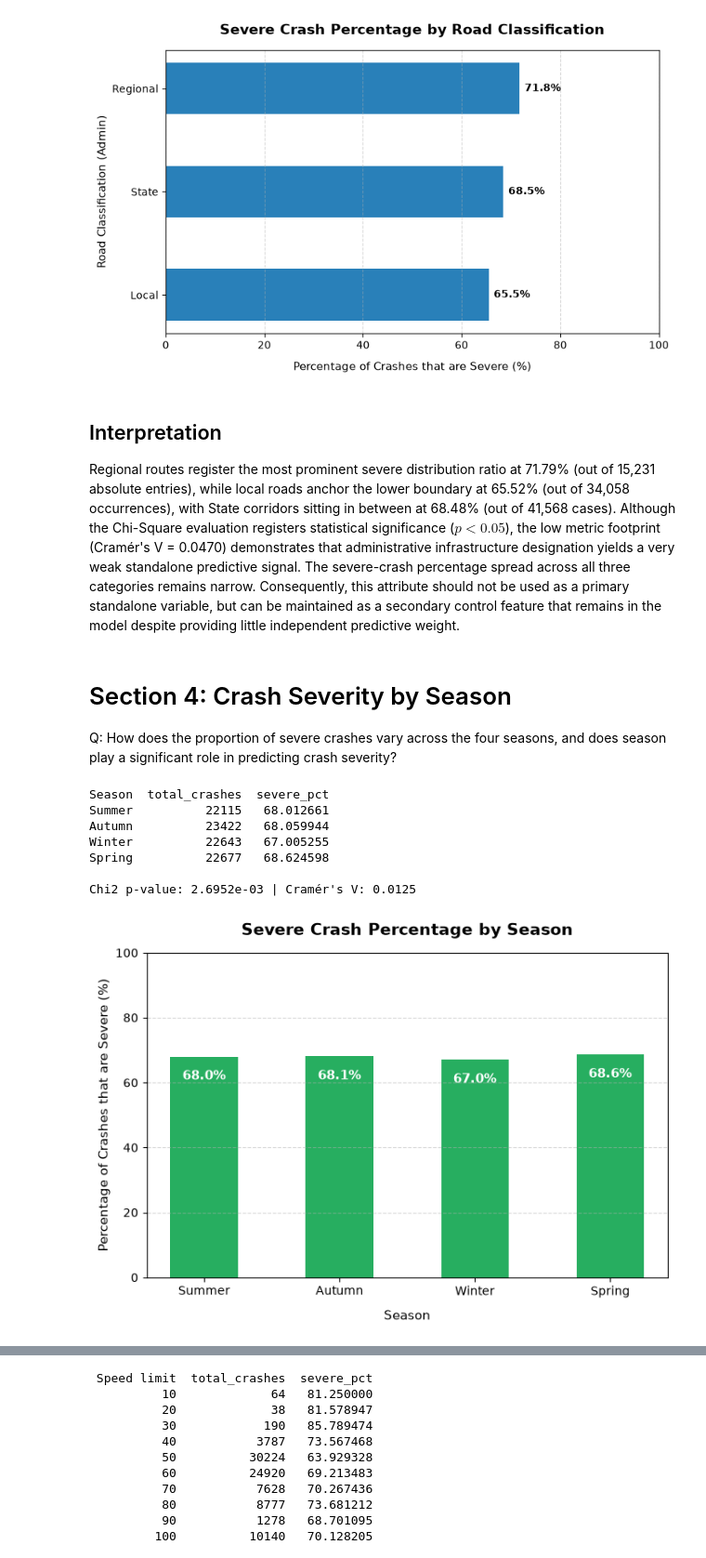
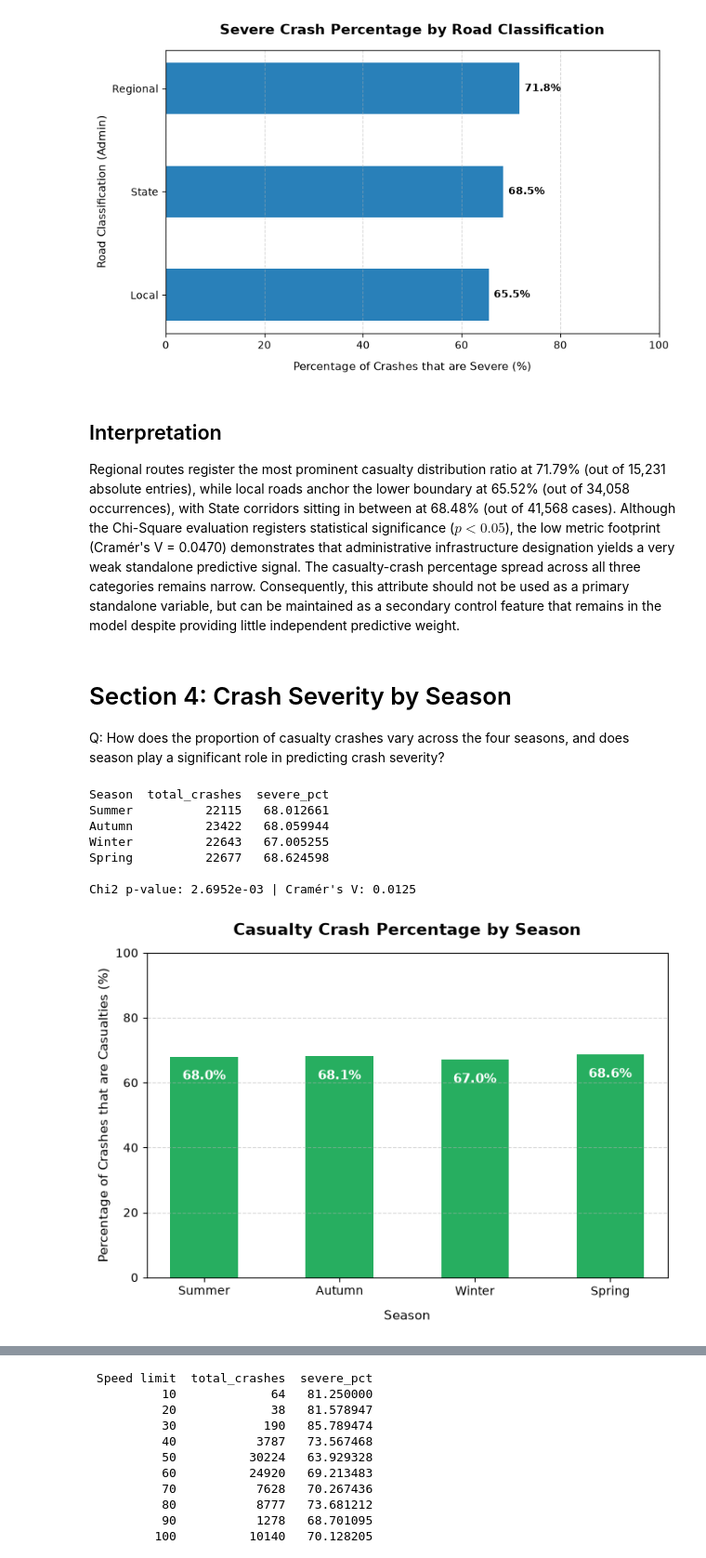
Before and after one commit to George-Lalmuanpuia/Assignment-2, a Jupyter notebook: Data/eda.ipynb, the cells around one changed output, grey strips where cells are left out. Shown at 93% size. Cells and saved outputs as stored; diff of their text form; code cells hidden in the pictures.

```diff
--- a/Data/eda.ipynb
+++ b/Data/eda.ipynb
@@ -65,11 +65,11 @@ total_count = count_0 + count_1
 pct_0 = (count_0 / total_count) * 100
 pct_1 = (count_1 / total_count) * 100
 
-print(f"Non-Severe (0): {count_0} ({pct_0:.2f}%) | Severe (1): {count_1} ({pct_1:.2f}%)")
+print(f"Non-Casualty (0): {count_0} ({pct_0:.2f}%) | Casualty (1): {count_1} ({pct_1:.2f}%)")
 
 # Draw the bar chart using matplotlib
 fig, ax = plt.subplots(figsize=(6, 5))
-x_labels = ["Severe\n(Injury/Fatal)", "Non-Severe\n(Towaway)"]
+x_labels = ["Casualty\n(Injury/Fatal)", "Non-casualty\n(Towaway)"]
 y_values = [pct_1, pct_0]
 
 bars = ax.bar(x_labels, y_values, color=["#e74c3c", "#95a5a6"], width=0.5)
@@ -237,11 +237,11 @@ Chi2 p-value: 2.7131e-44 | Cramér's V: 0.0470
 # %% [markdown]
 ## Interpretation
 
-Regional routes register the most prominent severe distribution ratio at 71.79% (out of 15,231 absolute entries), while local roads anchor the lower boundary at 65.52% (out of 34,058 occurrences), with State corridors sitting in between at 68.48% (out of 41,568 cases). Although the Chi-Square evaluation registers statistical significance ($p < 0.05$), the low metric footprint (Cramér's V = 0.0470) demonstrates that administrative infrastructure designation yields a very weak standalone predictive signal. The severe-crash percentage spread across all three categories remains narrow. Consequently, this attribute should not be used as a primary standalone variable, but can be maintained as a secondary control feature that remains in the model despite providing little independent predictive weight.
+Regional routes register the most prominent casualty distribution ratio at 71.79% (out of 15,231 absolute entries), while local roads anchor the lower boundary at 65.52% (out of 34,058 occurrences), with State corridors sitting in between at 68.48% (out of 41,568 cases). Although the Chi-Square evaluation registers statistical significance ($p < 0.05$), the low metric footprint (Cramér's V = 0.0470) demonstrates that administrative infrastructure designation yields a very weak standalone predictive signal. The casualty-crash percentage spread across all three categories remains narrow. Consequently, this attribute should not be used as a primary standalone variable, but can be maintained as a secondary control feature that remains in the model despite providing little independent predictive weight.
 # %% [markdown]
 # Section 4: Crash Severity by Season
 
-Q: How does the proportion of severe crashes vary across the four seasons, and does season play a significant role in predicting crash severity?
+Q: How does the proportion of casualty crashes vary across the four seasons, and does season play a significant role in predicting crash severity?
 # %%
 # Force a natural chronological calendar order for evaluation
 season_order = ["Summer", "Autumn", "Winter", "Spring"]
@@ -263,36 +263,36 @@ bars = ax.bar(
 
 for bar in bars:
     height = bar.get_height()
     ax.annotate(
         f"{height:.1f}%",
         xy=(bar.get_x() + bar.get_width() / 2, height - 6),
         ha="center",
         va="center",
         color="white",
         fontweight="bold",
         size=11,
     )
 
 ax.set_title(
-    "Severe Crash Percentage by Season", fontsize=14, fontweight="bold", pad=15
+    "Casualty Crash Percentage by Season", fontsize=14, fontweight="bold", pad=15
 )
 ax.set_xlabel("Season", fontsize=11, labelpad=10)
-ax.set_ylabel("Percentage of Crashes that are Severe (%)", fontsize=11)
+ax.set_ylabel("Percentage of Crashes that are Casualties (%)", fontsize=11)
 ax.set_ylim(0, 100)
 ax.grid(axis='y', linestyle='--', alpha=0.5)
 
 plt.tight_layout()
 plt.savefig("figures/section4_severity_by_season.png", dpi=300)
 plt.show()
 # %% [output]
 Season  total_crashes  severe_pct
 Summer          22115   68.012661
 Autumn          23422   68.059944
 Winter          22643   67.005255
 Spring          22677   68.624598
 
 Chi2 p-value: 2.6952e-03 | Cramér's V: 0.0125
-[figure, old version]
+[figure, new version]
 # %% [markdown]
 ## Interpretation
 
```
Also changed, not shown: parts of 12 cells of this notebook, 5 other files.
